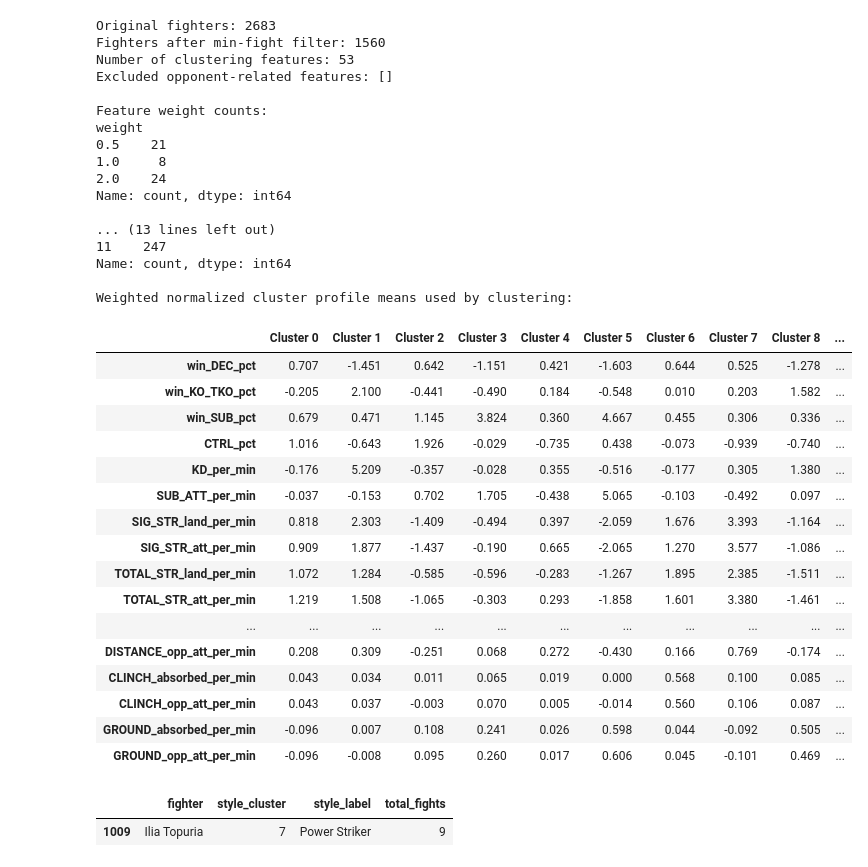
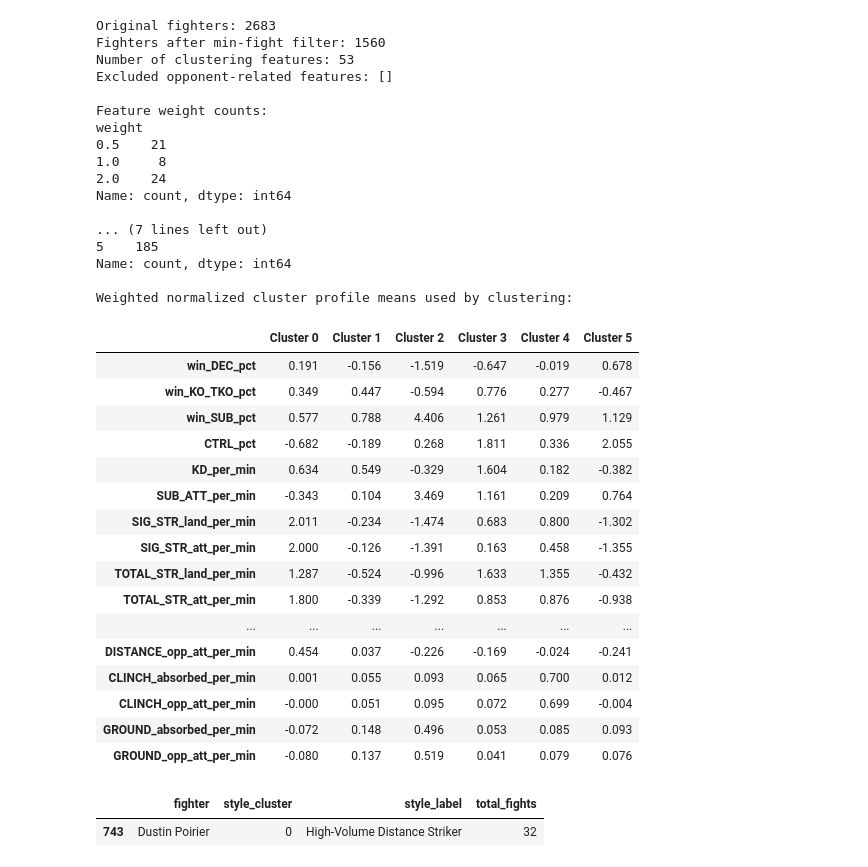
Before and after one commit to DreamingBlues/UFC-Predictions, a Jupyter notebook: styles/cluster_styles.ipynb, the cells around one changed output. Saved outputs shown, nothing was run; the diff lists cells and outputs as text; code cells hidden in the pictures.

```diff
--- a/styles/cluster_styles.ipynb
+++ b/styles/cluster_styles.ipynb
@@ -17,7 +17,7 @@ import plotly.express as px
 
 INPUT_FILE = "../data_clean/fighter_career_stats.csv"
 
-K_CLUSTERS = 12
+K_CLUSTERS = 6
 MIN_FIGHTS = 4
 N_NEIGHBORS = 15
 RANDOM_STATE = 100
@@ -200,52 +200,52 @@ cluster_summary_scaled_table.columns = [
 
 feature_display_order = (
     feature_weights
     .sort_values(ascending=False, kind="mergesort")
     .index
 )
 
 cluster_summary_scaled_table = cluster_summary_scaled_table.loc[feature_display_order]
 
 print("\nCluster counts:")
 print(cluster_counts)
 
 print("\nWeighted normalized cluster profile means used by clustering:")
 display(cluster_summary_scaled_table)
 # %% [output]
 Original fighters: 2683
 Fighters after min-fight filter: 1560
 Number of clustering features: 53
 Excluded opponent-related features: []
 
 Feature weight counts:
 weight
 0.5    21
 1.0     8
 2.0    24
 Name: count, dtype: int64
 
-... (13 lines left out)
-11    247
+... (7 lines left out)
+5    185
 Name: count, dtype: int64
 
 Weighted normalized cluster profile means used by clustering:
-|  | Cluster 0 | Cluster 1 | Cluster 2 | Cluster 3 | Cluster 4 | Cluster 5 | Cluster 6 | Cluster 7 | Cluster 8 | ... |
-| win_DEC_pct | 0.707 | -1.451 | 0.642 | -1.151 | 0.421 | -1.603 | 0.644 | 0.525 | -1.278 | ... |
-| win_KO_TKO_pct | -0.205 | 2.100 | -0.441 | -0.490 | 0.184 | -0.548 | 0.010 | 0.203 | 1.582 | ... |
-| win_SUB_pct | 0.679 | 0.471 | 1.145 | 3.824 | 0.360 | 4.667 | 0.455 | 0.306 | 0.336 | ... |
-| CTRL_pct | 1.016 | -0.643 | 1.926 | -0.029 | -0.735 | 0.438 | -0.073 | -0.939 | -0.740 | ... |
-| KD_per_min | -0.176 | 5.209 | -0.357 | -0.028 | 0.355 | -0.516 | -0.177 | 0.305 | 1.380 | ... |
-| SUB_ATT_per_min | -0.037 | -0.153 | 0.702 | 1.705 | -0.438 | 5.065 | -0.103 | -0.492 | 0.097 | ... |
-| SIG_STR_land_per_min | 0.818 | 2.303 | -1.409 | -0.494 | 0.397 | -2.059 | 1.676 | 3.393 | -1.164 | ... |
-| SIG_STR_att_per_min | 0.909 | 1.877 | -1.437 | -0.190 | 0.665 | -2.065 | 1.270 | 3.577 | -1.086 | ... |
-| TOTAL_STR_land_per_min | 1.072 | 1.284 | -0.585 | -0.596 | -0.283 | -1.267 | 1.895 | 2.385 | -1.511 | ... |
-| TOTAL_STR_att_per_min | 1.219 | 1.508 | -1.065 | -0.303 | 0.293 | -1.858 | 1.601 | 3.380 | -1.461 | ... |
-| ... | ... | ... | ... | ... | ... | ... | ... | ... | ... | ... |
-| DISTANCE_opp_att_per_min | 0.208 | 0.309 | -0.251 | 0.068 | 0.272 | -0.430 | 0.166 | 0.769 | -0.174 | ... |
-| CLINCH_absorbed_per_min | 0.043 | 0.034 | 0.011 | 0.065 | 0.019 | 0.000 | 0.568 | 0.100 | 0.085 | ... |
-| CLINCH_opp_att_per_min | 0.043 | 0.037 | -0.003 | 0.070 | 0.005 | -0.014 | 0.560 | 0.106 | 0.087 | ... |
-| GROUND_absorbed_per_min | -0.096 | 0.007 | 0.108 | 0.241 | 0.026 | 0.598 | 0.044 | -0.092 | 0.505 | ... |
-| GROUND_opp_att_per_min | -0.096 | -0.008 | 0.095 | 0.260 | 0.017 | 0.606 | 0.045 | -0.101 | 0.469 | ... |
+|  | Cluster 0 | Cluster 1 | Cluster 2 | Cluster 3 | Cluster 4 | Cluster 5 |
+| win_DEC_pct | 0.191 | -0.156 | -1.519 | -0.647 | -0.019 | 0.678 |
+| win_KO_TKO_pct | 0.349 | 0.447 | -0.594 | 0.776 | 0.277 | -0.467 |
+| win_SUB_pct | 0.577 | 0.788 | 4.406 | 1.261 | 0.979 | 1.129 |
+| CTRL_pct | -0.682 | -0.189 | 0.268 | 1.811 | 0.336 | 2.055 |
+| KD_per_min | 0.634 | 0.549 | -0.329 | 1.604 | 0.182 | -0.382 |
+| SUB_ATT_per_min | -0.343 | 0.104 | 3.469 | 1.161 | 0.209 | 0.764 |
+| SIG_STR_land_per_min | 2.011 | -0.234 | -1.474 | 0.683 | 0.800 | -1.302 |
+| SIG_STR_att_per_min | 2.000 | -0.126 | -1.391 | 0.163 | 0.458 | -1.355 |
+| TOTAL_STR_land_per_min | 1.287 | -0.524 | -0.996 | 1.633 | 1.355 | -0.432 |
+| TOTAL_STR_att_per_min | 1.800 | -0.339 | -1.292 | 0.853 | 0.876 | -0.938 |
+| ... | ... | ... | ... | ... | ... | ... |
+| DISTANCE_opp_att_per_min | 0.454 | 0.037 | -0.226 | -0.169 | -0.024 | -0.241 |
+| CLINCH_absorbed_per_min | 0.001 | 0.055 | 0.093 | 0.065 | 0.700 | 0.012 |
+| CLINCH_opp_att_per_min | -0.000 | 0.051 | 0.095 | 0.072 | 0.699 | -0.004 |
+| GROUND_absorbed_per_min | -0.072 | 0.148 | 0.496 | 0.053 | 0.085 | 0.093 |
+| GROUND_opp_att_per_min | -0.080 | 0.137 | 0.519 | 0.041 | 0.079 | 0.076 |
 # %%
 # ------------------------------------------------------------
 # 5. Add readable cluster style labels
@@ -361,10 +355,10 @@ def get_fighter_style(fighter_name, df_model):
 
     return result
 # %%
-get_fighter_style("Topuria", df_model)
+get_fighter_style("Poirier", df_model)
 # %% [output]
 |  | fighter | style_cluster | style_label | total_fights |
-| 1009 | Ilia Topuria | 7 | Power Striker | 9 |
+| 743 | Dustin Poirier | 0 | High-Volume Distance Striker | 32 |
 # %%
 # ------------------------------------------------------------
 # 6. Save fighter style lookup
```
Also changed, not shown: parts of 2 cells of this notebook, 2 other files.
